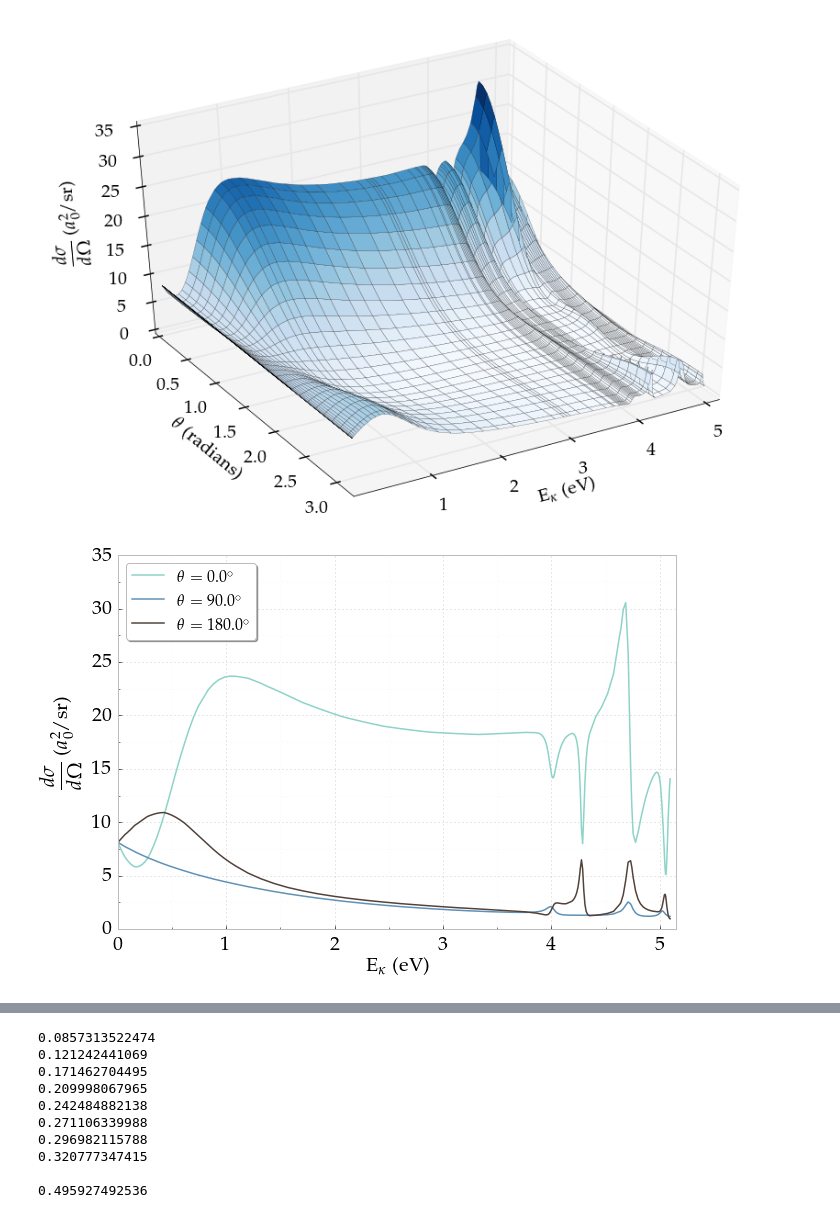
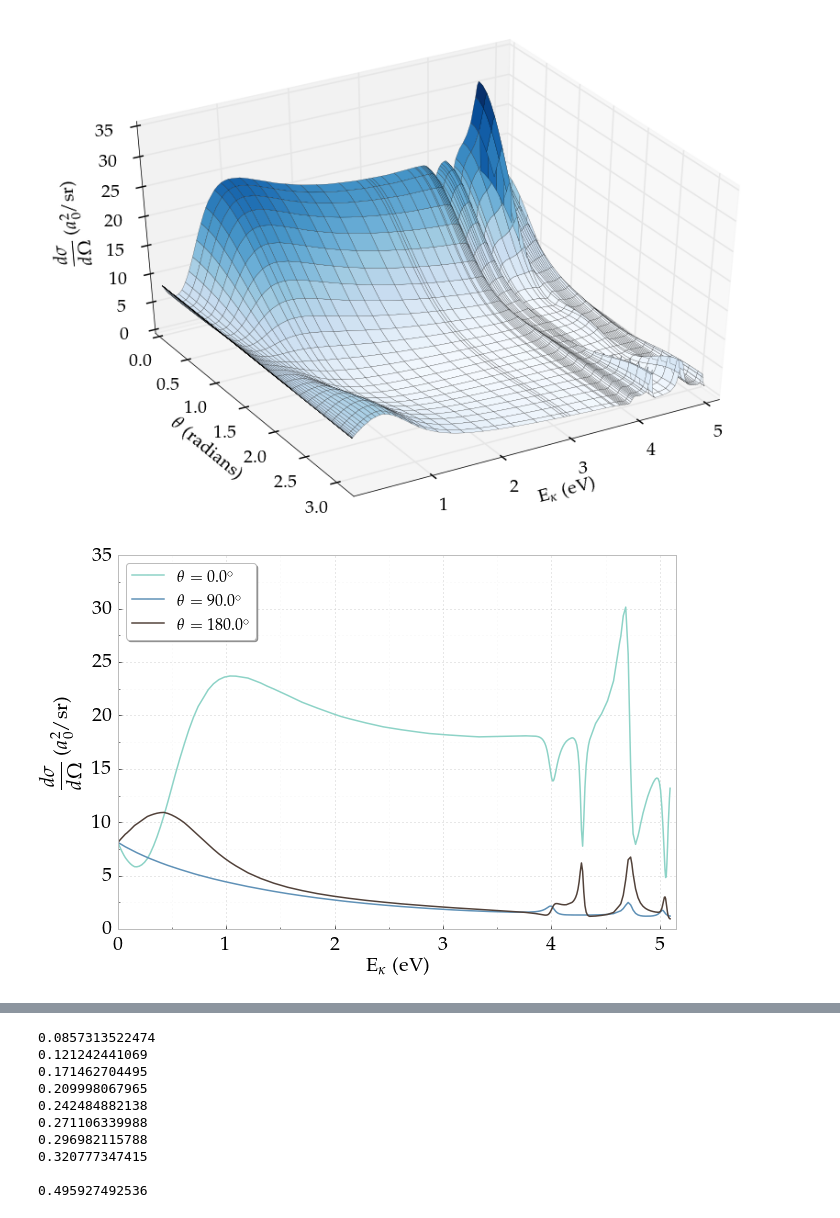
Before and after one commit to DentonW/Papers, a Jupyter notebook: PRA PsH/IPython/Paper Images.ipynb, the cells around one changed output, grey strips where cells are left out. Cells and saved outputs as stored; diff of their text form; code cells hidden in the pictures.

```diff
--- a/PRA PsH/IPython/Paper Images.ipynb
+++ b/PRA PsH/IPython/Paper Images.ipynb
@@ -509,34 +509,35 @@ plt.show()
 [figure]
 # %%
 theta = (0, pi/2, pi)
+thetalabel = (r'$0$', r'$\pi/2$', r'$\pi$')
 #plotcol = ('steelblue', '#99CC66', 'coral')
 #plotcol = ("#8dd3c7", "#377eb8", "#52423A")
 plotcol = ("#8dd3c7", '#5F91B7', "#52423A")
 plotsty = ('-', '-', ':')
 
-lmax = 5  # Through the H-wave
+lmax = 3  # Through the F-wave
 
 pyplot.xlabel(r"${\rm{E}}_{\kappa}$ (eV)")
 pyplot.ylabel(r"$\displaystyle \frac{d\sigma}{d\Omega}$ ($a_0^2/$sr)")
 
 for j, t in enumerate(theta):
     diff_cross = []
     for i in range(np.size(kappasub)):
         k = kappasub[i]
         d1 = DifferentialCrossSingle(k, t, kappasub, lmax, interp_phase1)
         d3 = DifferentialCrossSingle(k, t, kappasub, lmax, interp_phase3)
         diff_cross = np.append(diff_cross, 0.25*d1 + 0.75*d3)
     kappalabel = r'$\theta = ' + str(t*180/pi) + r'^{\circ}$'
-    #pyplot.plot(ktoE(kappasub), diff_cross, plotsty[j], marker='.', markersize=0.01, label=kappalabel, color=plotcol[j])
+    #kappalabel = r'$\theta = \;$' + thetalabel[j]
     line, = pyplot.plot(ktoE(kappasub), diff_cross, marker='.', markersize=0.01, label=kappalabel, color=plotcol[j])
     #if j == 2:
     #    line.set_dashes([12, 2, 4, 2])
 
 pyplot.legend()
 pyplot.xlim([0,5.15])
 FixPlot(plt)
 #pyplot.ylabel(r"$\displaystyle \frac{d\sigma}{d\Omega}$ ($a_0^2/$sr)", fontsize=22)
-pyplot.savefig("diff-cross-section-2D-theta-f.pdf", bbox_inches='tight')
+pyplot.savefig("diff-cross-section-2D-theta.pdf", bbox_inches='tight')
 pyplot.show()
 # %% [output]
-[figure, old version]
+[figure, new version]
```
Also changed, not shown: parts of 6 cells of this notebook, 11 other files.
